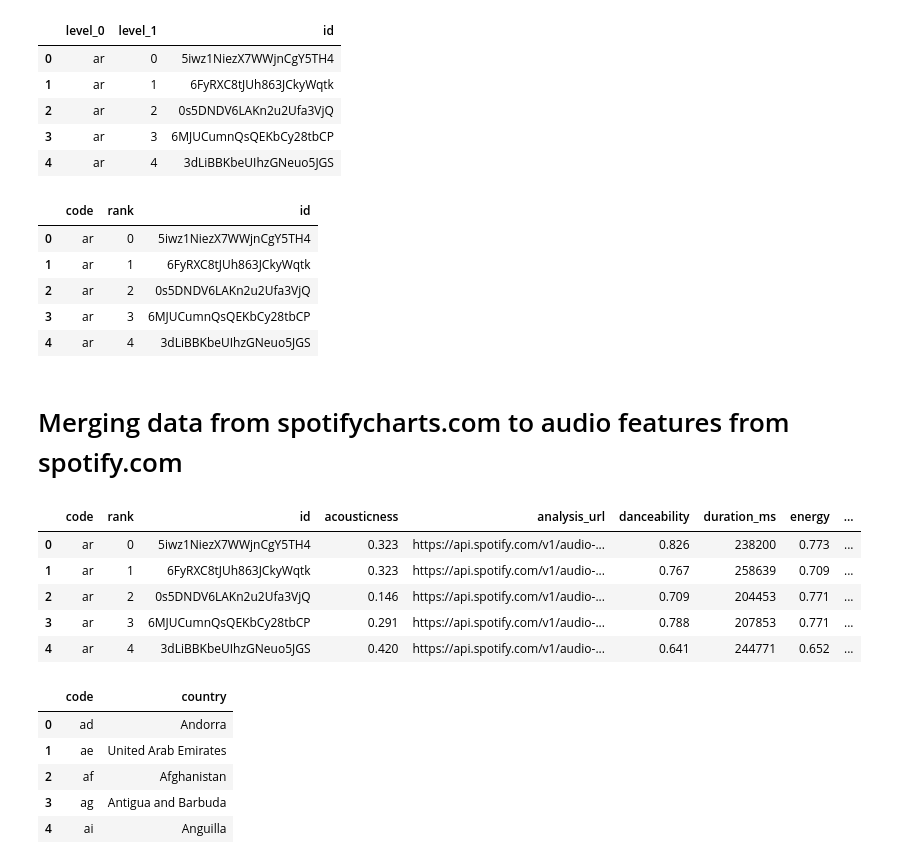
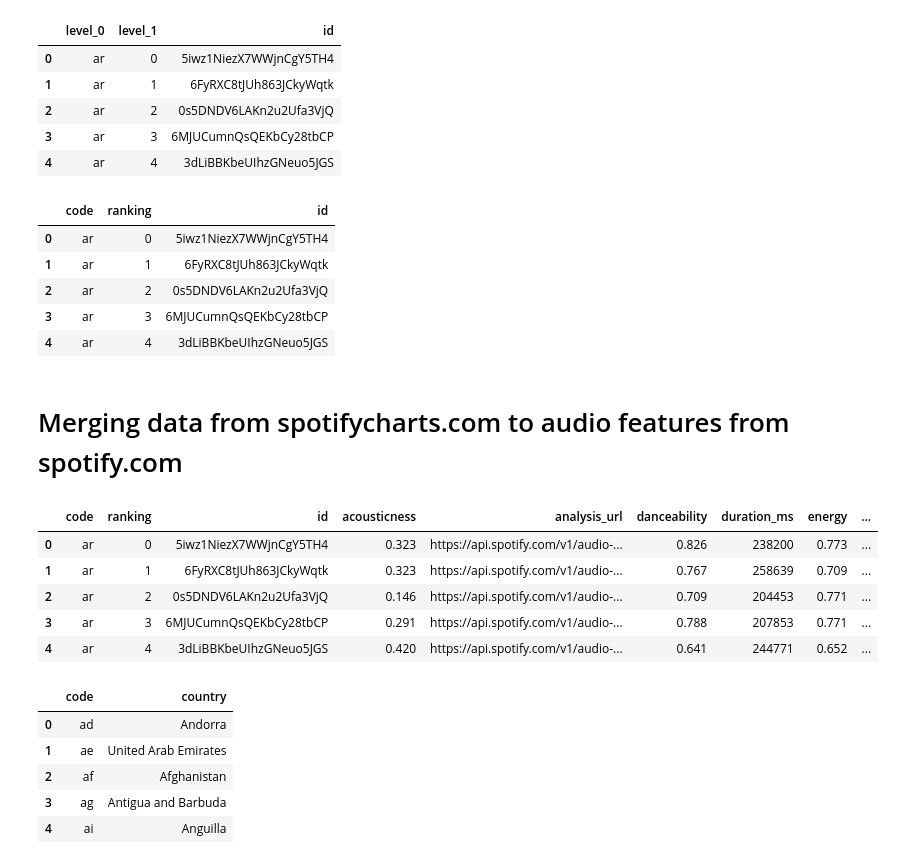
Before and after one commit to Rimab55/spotify_eda, a Jupyter notebook: project1_spotify.ipynb, the cells around one changed output. Drawn from its saved outputs; the diff is of its cells as text; code cells hidden in the pictures.

```diff
--- a/project1_spotify.ipynb
+++ b/project1_spotify.ipynb
@@ -169,10 +169,10 @@ df3.head()
 | 4 | ar | 4 | 3dLiBBKbeUIhzGNeuo5JGS |
 # %%
 # Renaming column names
-df3.rename(columns={'level_0':'code','level_1':'rank'},inplace=True)
+df3.rename(columns={'level_0':'code','level_1':'ranking'},inplace=True)
 df3.head()
 # %% [output]
-|  | code | rank | id |
+|  | code | ranking | id |
 | 0 | ar | 0 | 5iwz1NiezX7WWjnCgY5TH4 |
 | 1 | ar | 1 | 6FyRXC8tJUh863JCkyWqtk |
 | 2 | ar | 2 | 0s5DNDV6LAKn2u2Ufa3VjQ |
@@ -186,7 +186,7 @@ merged_top10_features = df3.merge(df,how='left')
 # %%
 merged_top10_features.head()
 # %% [output]
-|  | code | rank | id | acousticness | analysis_url | danceability | duration_ms | energy | ... |
+|  | code | ranking | id | acousticness | analysis_url | danceability | duration_ms | energy | ... |
 | 0 | ar | 0 | 5iwz1NiezX7WWjnCgY5TH4 | 0.323 | https://api.spotify.com/v1/audio-... | 0.826 | 238200 | 0.773 | ... |
 | 1 | ar | 1 | 6FyRXC8tJUh863JCkyWqtk | 0.323 | https://api.spotify.com/v1/audio-... | 0.767 | 258639 | 0.709 | ... |
 | 2 | ar | 2 | 0s5DNDV6LAKn2u2Ufa3VjQ | 0.146 | https://api.spotify.com/v1/audio-... | 0.709 | 204453 | 0.771 | ... |
```
Also changed, not shown: parts of 10 cells of this notebook.
